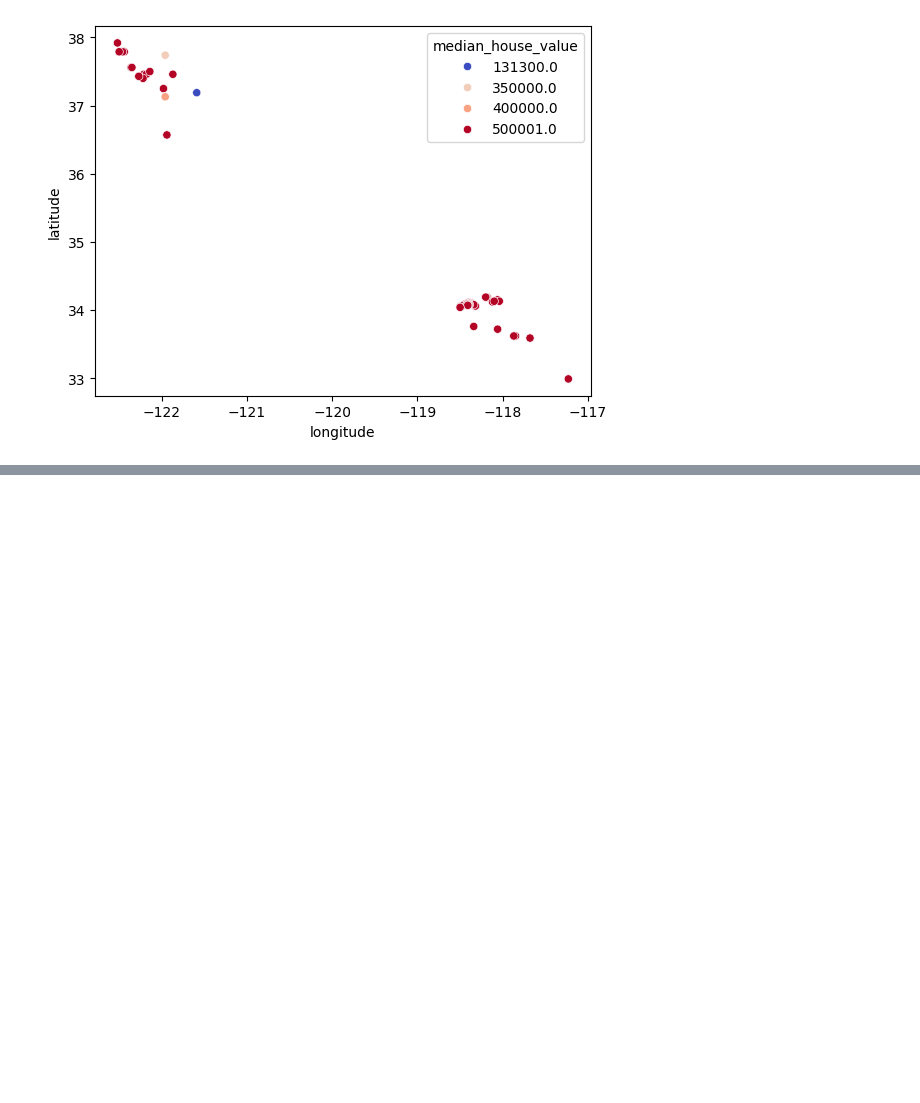
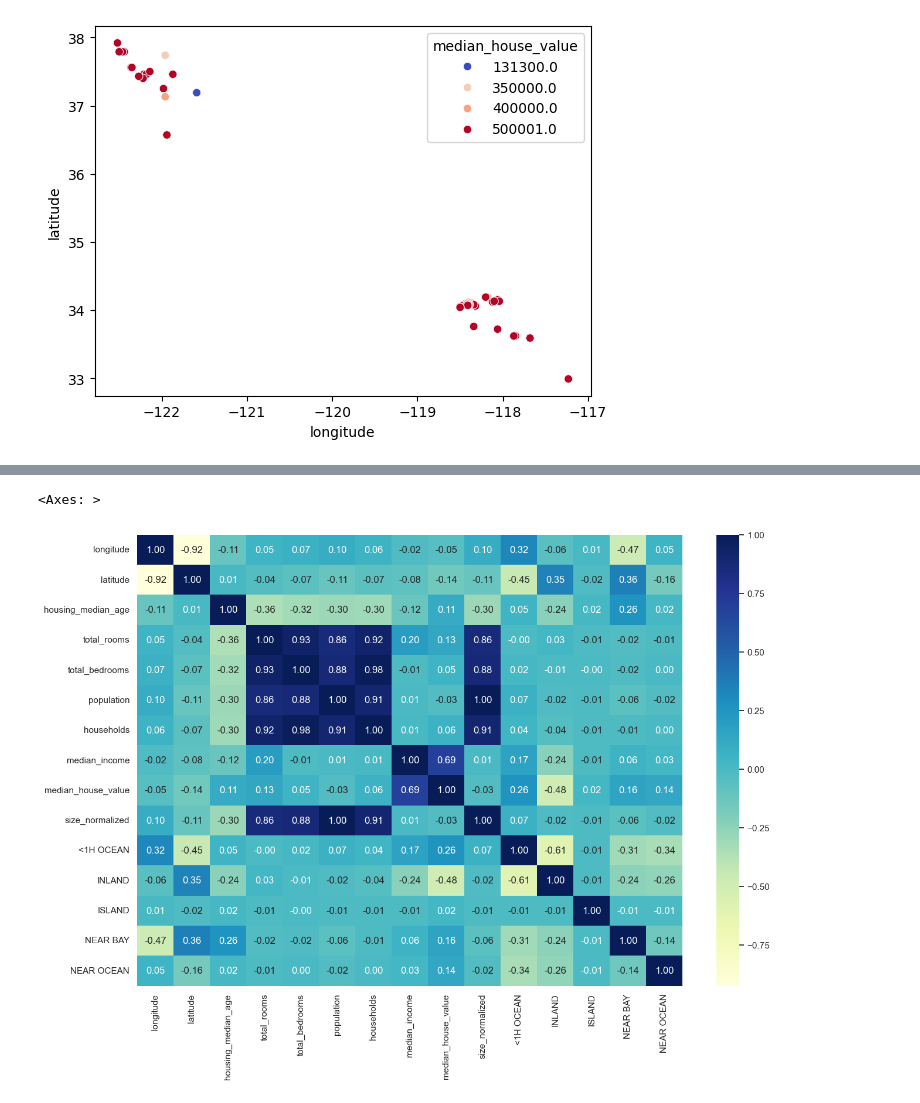
Before and after one commit to hectorfd/python_ia, a Jupyter notebook: Sets de datos.ipynb, the cells around one changed output, grey strips where cells are left out. Cells and saved outputs as stored; diff of their text form; code cells hidden in the pictures; blank space fills up the shorter version.

```diff
--- a/Sets de datos.ipynb
+++ b/Sets de datos.ipynb
@@ -126,0 +150,6 @@ sb.scatterplot(x='longitude', y='latitude', data=datos[(datos.median_income>14)]
+# %%
+# datos.dropna()# esto crea un nuevo dataframe sin modificar los datos originales
+# si queremos transformar de verdad los datos originales d
+datos_na = datos.dropna()
+datos_na.info()
+# con esto eliminamos filas con datos nulos y se crea un nuevo dataframe llamado datos_na
@@ -126,0 +200,9 @@ sb.scatterplot(x='longitude', y='latitude', data=datos[(datos.median_income>14)]
+# %%
+# para eso hacemos uso de dummies y lo vamos a guardar en una variable tambien llamada dummies
+dummies = pd.get_dummies(datos_na['ocean_proximity'],dtype=int)
+# dtype lo usamos para especificar el tipo de dato sino solo pondra true o false
+# %%
+# para agregar dummies como columna al dataframe original podemos hacer lo siguiente
+# recuerda para sobrescribir o para hacer otra copia de los datos cambiados siempre usamos una variable = lo que queremos
+datos_na = datos_na.join(dummies)
+datos_na.head()
@@ -126,0 +211,4 @@ sb.scatterplot(x='longitude', y='latitude', data=datos[(datos.median_income>14)]
+# %%
+# ahora que no necesitamos ocean_proximity lo podemos quitar del dataframe o dataset
+datos_na = datos_na.drop(['ocean_proximity'], axis=1)
+# axis = 1 hace referencia a columnas ya que es una que vamos a quitar
@@ -126,0 +248,6 @@ sb.scatterplot(x='longitude', y='latitude', data=datos[(datos.median_income>14)]
+# %%
+sb.set_style(rc={'figure.figsize':(15,10)})
+sb.heatmap(datos_na.corr(), annot=True, cmap='YlGnBu', fmt='.2f')
+# %% [output]
+<Axes: >
+[figure, added]
```
Also changed, not shown: parts of 12 cells of this notebook.
